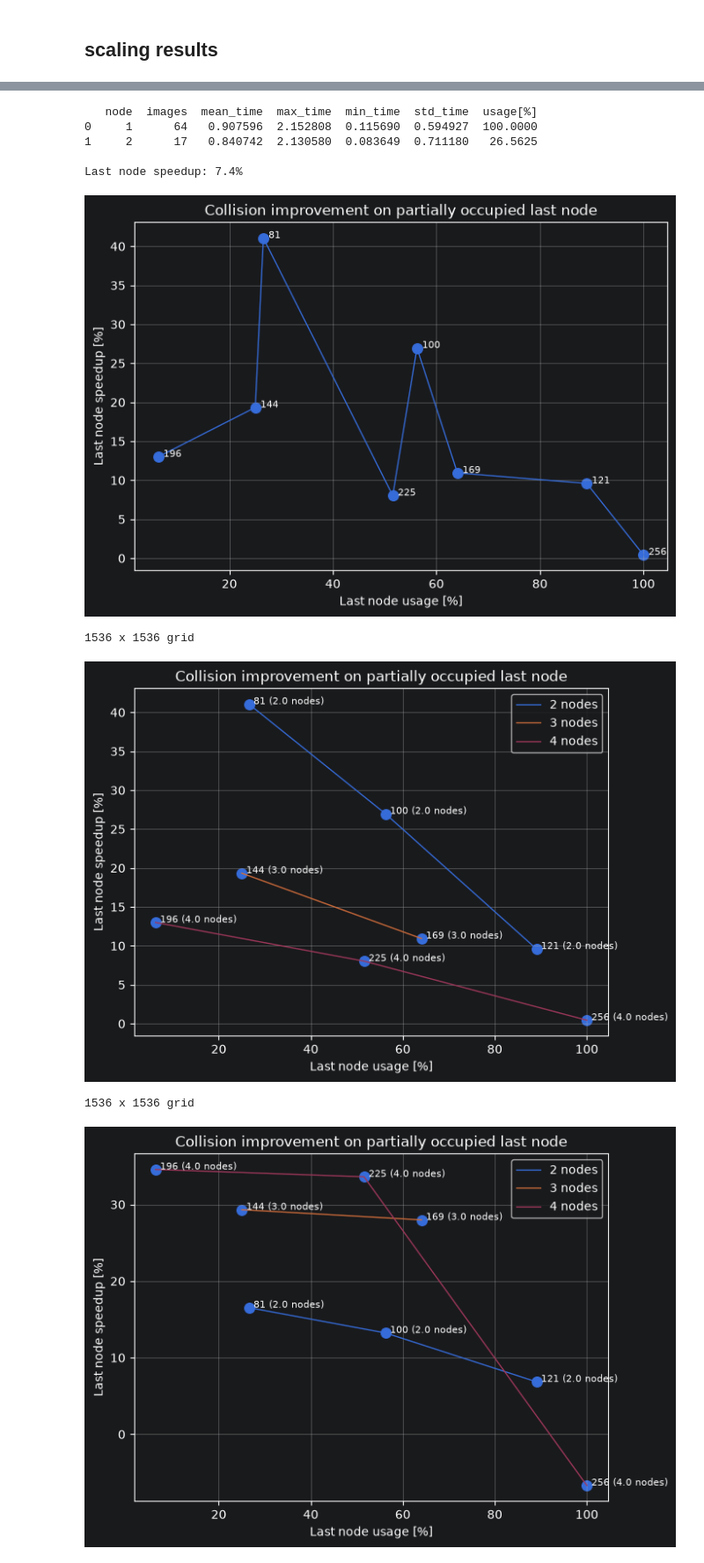
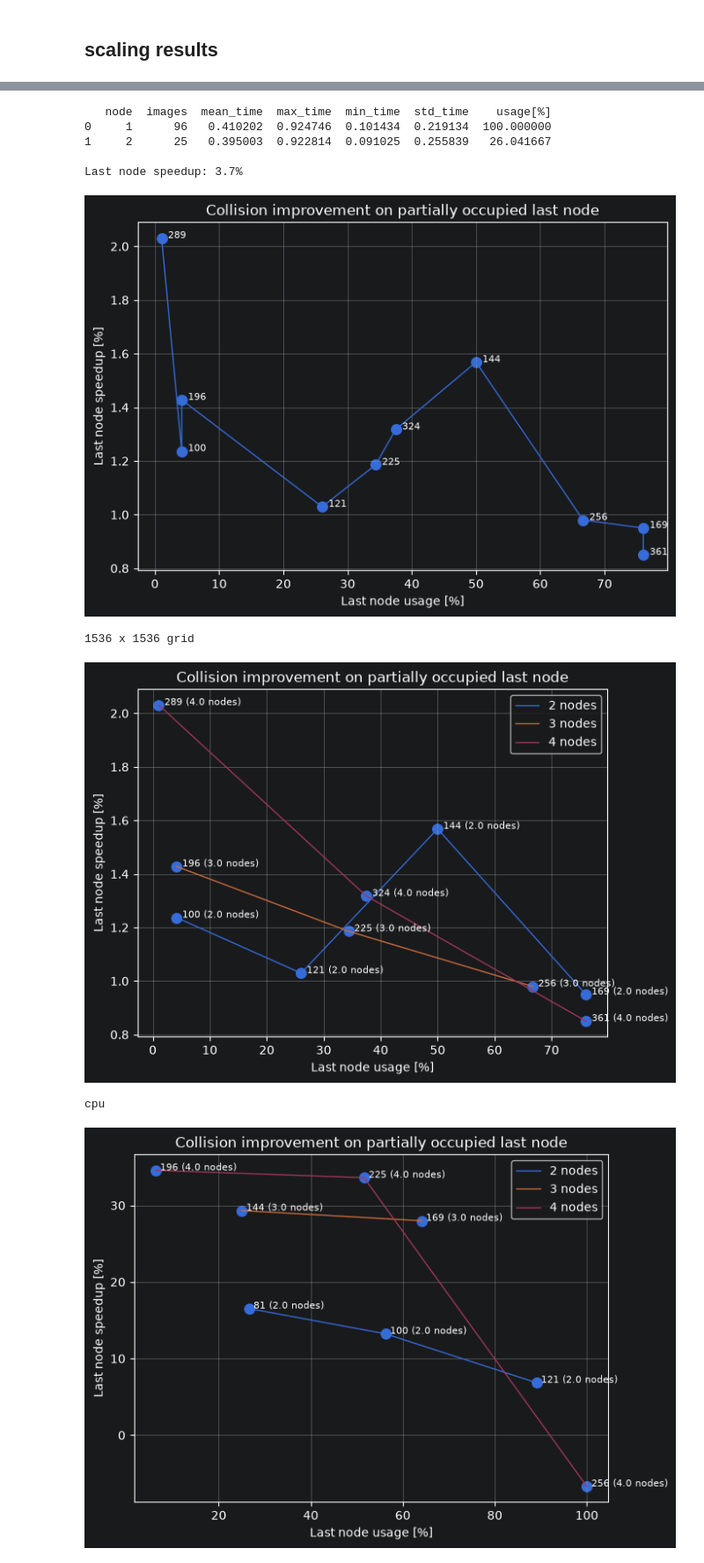
Before and after one commit to FranekM/Lattice-Boltzmann-D2Q9-Solver-in-Fortran, a Jupyter notebook: eval/evaluation.ipynb, the cells around one changed output, grey strips where cells are left out. Shown at 88% size. Drawn from its saved outputs; the diff is of its cells as text; code cells hidden in the pictures.

```diff
--- a/eval/evaluation.ipynb
+++ b/eval/evaluation.ipynb
@@ -477,11 +469,11 @@ Last node speedup: 41.1%
 # %%
-node_stage_statistics(81, stage="communication")
+node_stage_statistics(121, stage="communication", images_per_node=96)
 # %% [output]
-   node  images  mean_time  max_time  min_time  std_time  usage[%]
-0     1      64   0.907596  2.152808  0.115690  0.594927  100.0000
-1     2      17   0.840742  2.130580  0.083649  0.711180   26.5625
+   node  images  mean_time  max_time  min_time  std_time    usage[%]
+0     1      96   0.410202  0.924746  0.101434  0.219134  100.000000
+1     2      25   0.395003  0.922814  0.091025  0.255839   26.041667
 
-Last node speedup: 7.4%
+Last node speedup: 3.7%
 # %%
 def plot_last_node_improvement(
         df = df,
@@ -547,15 +539,15 @@ def plot_last_node_improvement(
 
     return result
 # %%
-plot_last_node_improvement(stage="collision", connect=True, connect_by_node=False)
+plot_last_node_improvement(stage="collision", connect=True, connect_by_node=False, images_per_node=96)
 print("1536 x 1536 grid")
 # %% [output]
-[figure, old version]
+[figure, new version]
 1536 x 1536 grid
 # %%
-plot_last_node_improvement(stage="collision", connect=False, connect_by_node=True)
-print("1536 x 1536 grid")
+plot_last_node_improvement(stage="collision", connect=False, connect_by_node=True, images_per_node=96)
+print("cpu")
 # %% [output]
-[figure, old version]
+[figure, new version]
-1536 x 1536 grid
+cpu
 # %%
```
Also changed, not shown: parts of 14 cells of this notebook, 1 other file.
